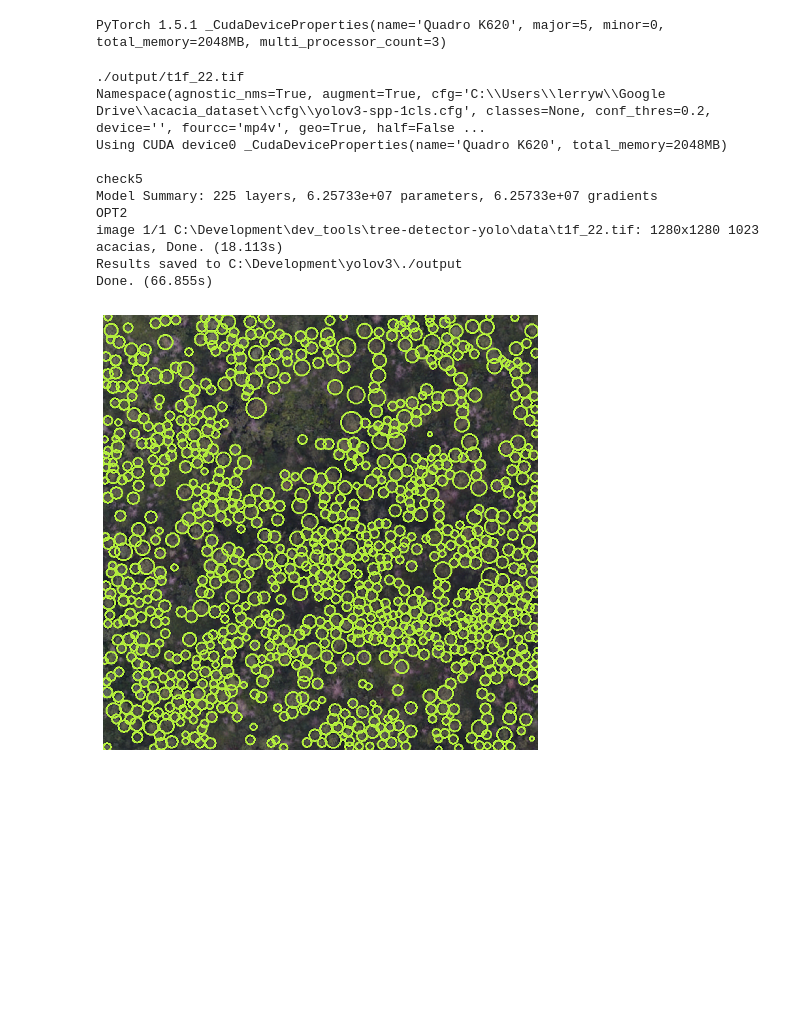
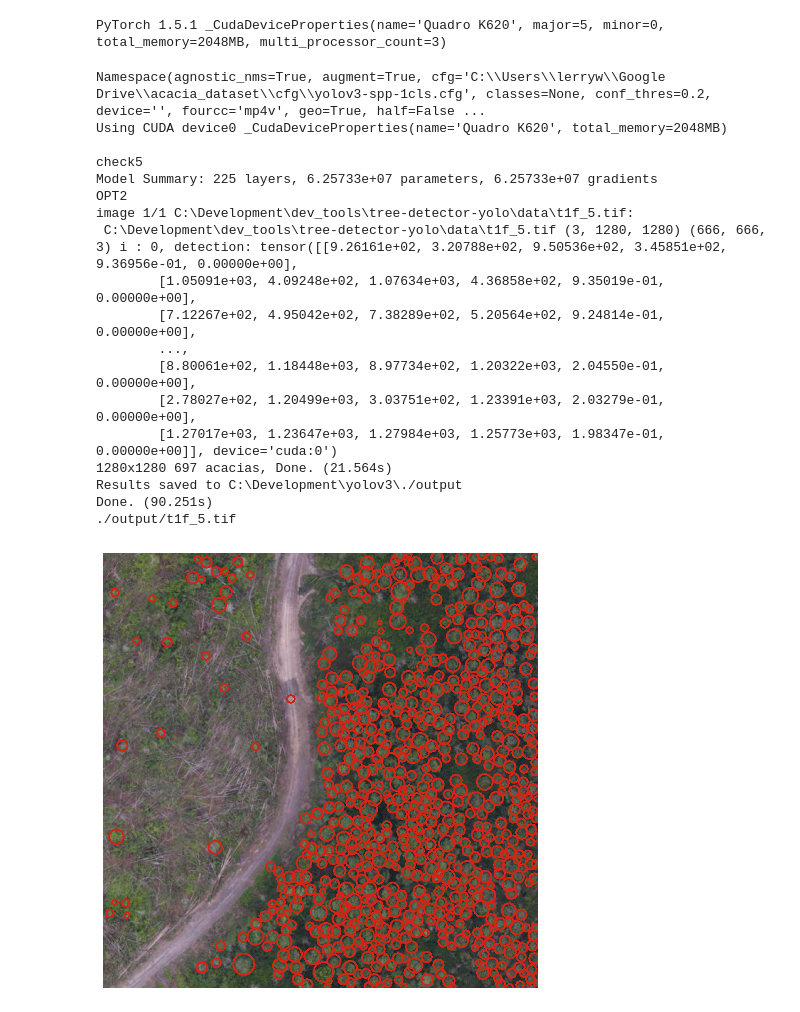
Before and after one commit to wslerry/yolov3, a Jupyter notebook: worldview.ipynb, the cells around one changed output. Saved outputs shown, nothing was run; the diff lists cells and outputs as text; code cells hidden in the pictures; blank space fills up the shorter version.

```diff
--- a/worldview.ipynb
+++ b/worldview.ipynb
@@ -43,40 +43,47 @@ def showall(path):
             imShow(img)
 # %%
 # t1f_22, img, t1f_30cm_127, T1F_ORTHO_withGCPs_30cm
-source = "C:\\Development\\dev_tools\\tree-detector-yolo\\data\\t1f_22.tif"
+source = "C:\\Development\\dev_tools\\tree-detector-yolo\\data\\t1f_5.tif"
 cfg = "C:\\Users\\lerryw\\Google Drive\\acacia_dataset\\cfg\\yolov3-spp-1cls.cfg"
 weights = "C:\\Users\\lerryw\\Google Drive\\acacia_dataset\\weights\\last_1cls_1300.pt"
 names = "C:\\Users\\lerryw\\Google Drive\\acacia_dataset\\acacia.names"
 conf_thres = 0.2
 iou_thres = 0.1
 
 !python detect.py \
 --geo \
 --save-geom \
+--save-label \
 --source="{source}" \
---save-label \
-
 --cfg="{cfg}" \
 --weights="{weights}" \
 --names="{names}" \
 --conf-thres="{conf_thres}" \
 --iou-thres="{iou_thres}" \
 --agnostic-nms \
 --augment
 
 showall(outfd)
 # %% [output]
-./output/t1f_22.tif
 Namespace(agnostic_nms=True, augment=True, cfg='C:\\Users\\lerryw\\Google Drive\\acacia_dataset\\cfg\\yolov3-spp-1cls.cfg', classes=None, conf_thres=0.2, device='', fourcc='mp4v', geo=True, half=False ...
 Using CUDA device0 _CudaDeviceProperties(name='Quadro K620', total_memory=2048MB)
 
 check5
 Model Summary: 225 layers, 6.25733e+07 parameters, 6.25733e+07 gradients
 OPT2
-image 1/1 C:\Development\dev_tools\tree-detector-yolo\data\t1f_22.tif: 1280x1280 1023 acacias, Done. (18.113s)
+image 1/1 C:\Development\dev_tools\tree-detector-yolo\data\t1f_5.tif:
+ C:\Development\dev_tools\tree-detector-yolo\data\t1f_5.tif (3, 1280, 1280) (666, 666, 3) i : 0, detection: tensor([[9.26161e+02, 3.20788e+02, 9.50536e+02, 3.45851e+02, 9.36956e-01, 0.00000e+00],
+        [1.05091e+03, 4.09248e+02, 1.07634e+03, 4.36858e+02, 9.35019e-01, 0.00000e+00],
+        [7.12267e+02, 4.95042e+02, 7.38289e+02, 5.20564e+02, 9.24814e-01, 0.00000e+00],
+        ...,
+        [8.80061e+02, 1.18448e+03, 8.97734e+02, 1.20322e+03, 2.04550e-01, 0.00000e+00],
+        [2.78027e+02, 1.20499e+03, 3.03751e+02, 1.23391e+03, 2.03279e-01, 0.00000e+00],
+        [1.27017e+03, 1.23647e+03, 1.27984e+03, 1.25773e+03, 1.98347e-01, 0.00000e+00]], device='cuda:0')
+1280x1280 697 acacias, Done. (21.564s)
 Results saved to C:\Development\yolov3\./output
-Done. (66.855s)
+Done. (90.251s)
+./output/t1f_5.tif
-[figure, old version]
+[figure, new version]
 # %%
 source ="C:\\Development\\dev_tools\\tree-detector-yolo\\data\\keresa0013_0009.tif"
 cfg ="C:\\Users\\lerryw\\Google Drive\\satellite_dataset\\worldview\\cfg\\yolov3_spp_1cls_op.cfg"
```
Also changed, not shown: parts of 1 cell of this notebook, 5 other files.
